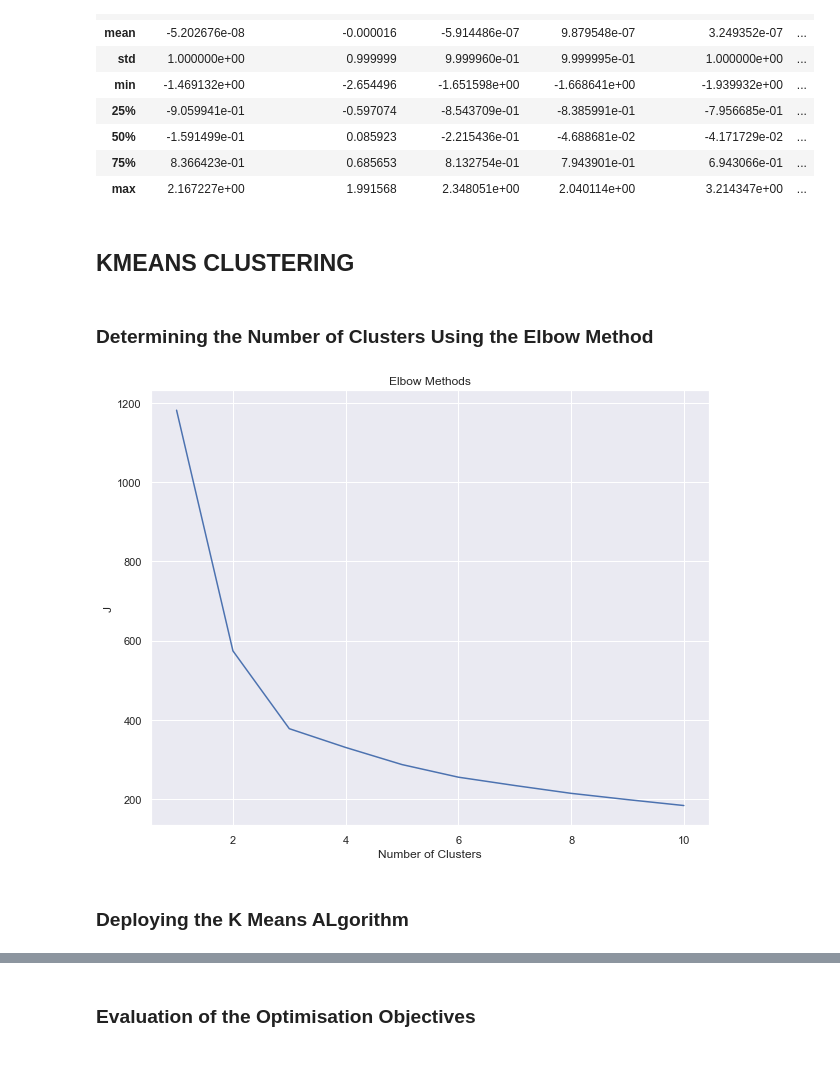
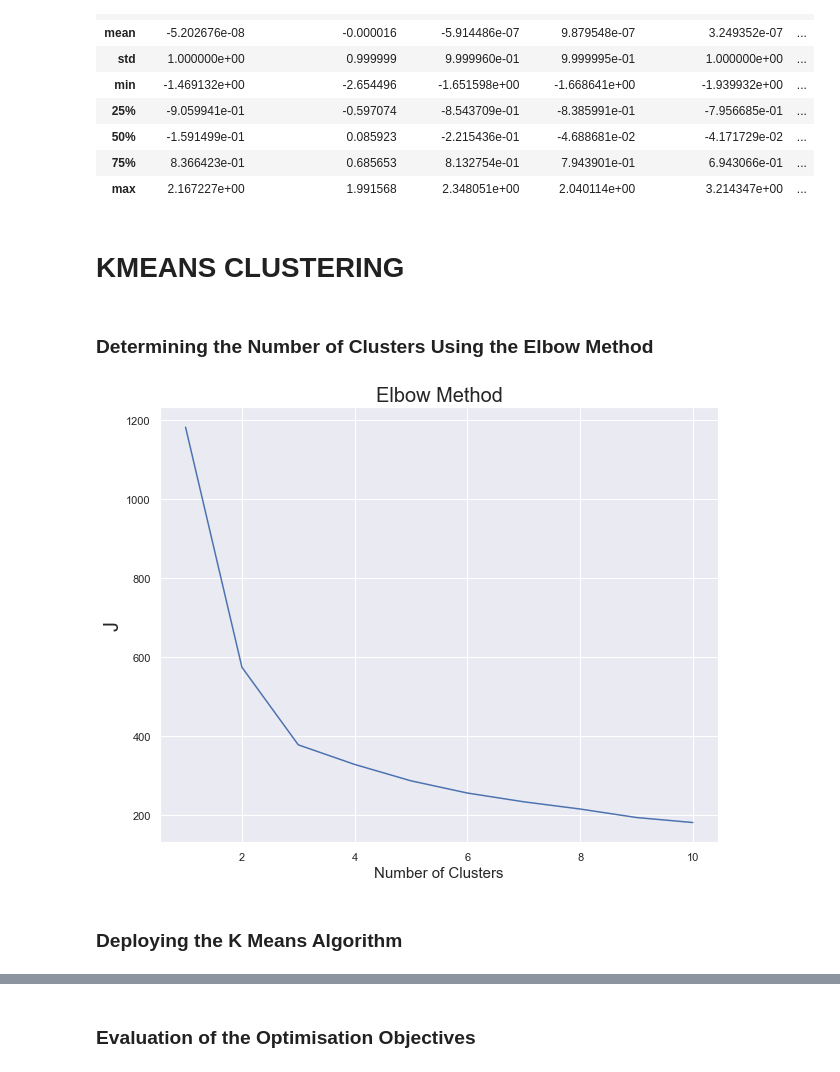
Before and after one commit to ARCHIBONG1/Wheat-Species-Prediction-Using-Clustering, a Jupyter notebook: Wheat Species Machine Learning Prediction_ Clustering Algorithms.ipynb, the cells around one changed output, grey strips where cells are left out. Cells and saved outputs as stored; diff of their text form; code cells hidden in the pictures.

```diff
--- a/Wheat Species Machine Learning Prediction_ Clustering Algorithms.ipynb
+++ b/Wheat Species Machine Learning Prediction_ Clustering Algorithms.ipynb
@@ -180,29 +126,30 @@ scaled_train_set.describe()  # Summary statistics of data set
 | 75% | 8.366423e-01 | 0.685653 | 8.132754e-01 | 7.943901e-01 | 6.943066e-01 | ... |
 | max | 2.167227e+00 | 1.991568 | 2.348051e+00 | 2.040114e+00 | 3.214347e+00 | ... |
 # %% [markdown]
-## KMEANS CLUSTERING
+# KMEANS CLUSTERING
 # %% [markdown]
 ### Determining the Number of Clusters Using the Elbow Method
 # %%
 plt.rcParams["figure.figsize"]=(10,8)
 
 N = []
 import os
 os.environ["OMP_NUM_THREADS"] = '1'
 for _ in range(1,11):
     kmeans = KMeans(n_clusters=_,
     init = "k-means++", max_iter=100, n_init=10)
     kmeans.fit(scaled_train_set)
     N.append(kmeans.inertia_)
 
 plt.plot(range(1,11), N)
-plt.title("Elbow Methods")
-plt.xlabel("Number of Clusters")
-plt.ylabel("J");
+plt.title("Elbow Method", fontsize=20)
+plt.xlabel("Number of Clusters", fontsize=15)
+plt.ylabel("J", fontsize=20);
+plt.savefig('Elbow.jpg')
 # %% [output]
-[figure, old version]
+[figure, new version]
 # %% [markdown]
-### Deploying the K Means ALgorithm
+### Deploying the K Means Algorithm
 # %%
 def kmeans(a):
 
```
Also changed, not shown: parts of 99 cells of this notebook.
